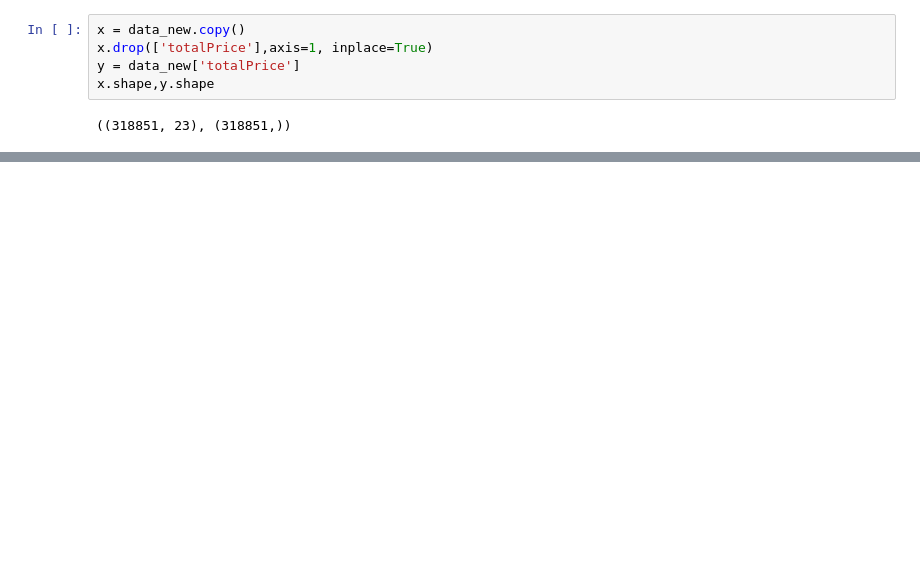
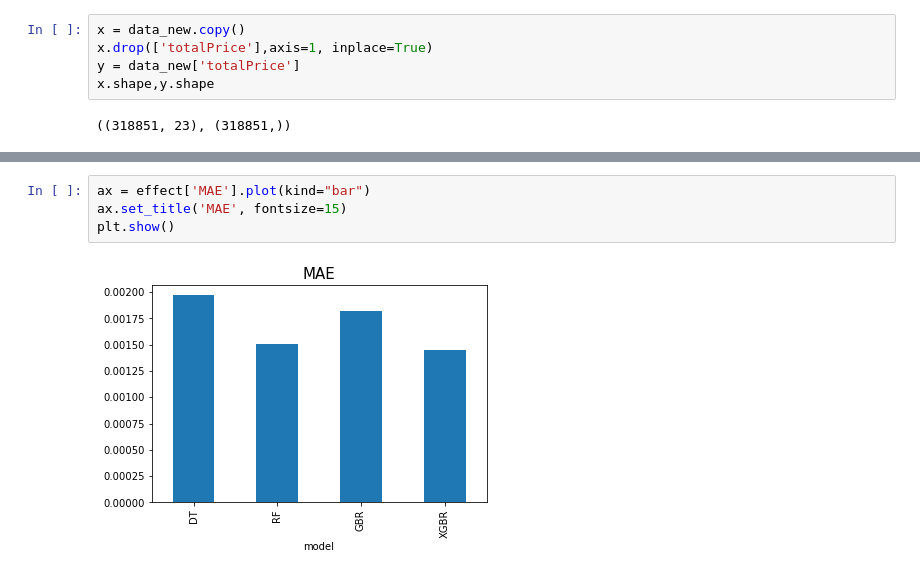
Before and after one commit to LonsonZheng/HousePricesPrediction, a Jupyter notebook: machine_learning.ipynb, the cells around one changed output, grey strips where cells are left out. Cells and saved outputs as stored; diff of their text form; blank space fills up the shorter version.

```diff
--- a/machine_learning.ipynb
+++ b/machine_learning.ipynb
@@ -148,0 +157,6 @@ MSE:2319.864800937384MAE:25.381231712032807RMSE:48.16497483584295R2:0.9562642588
+# %%
+ax = effect['MAE'].plot(kind="bar")
+ax.set_title('MAE', fontsize=15)
+plt.show()
+# %% [output]
+[figure, added]
```
Also changed, not shown: parts of 6 cells of this notebook.
